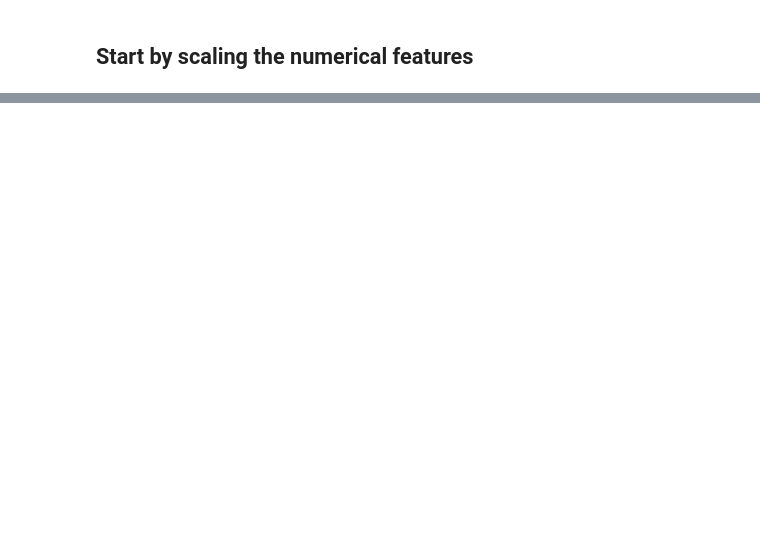
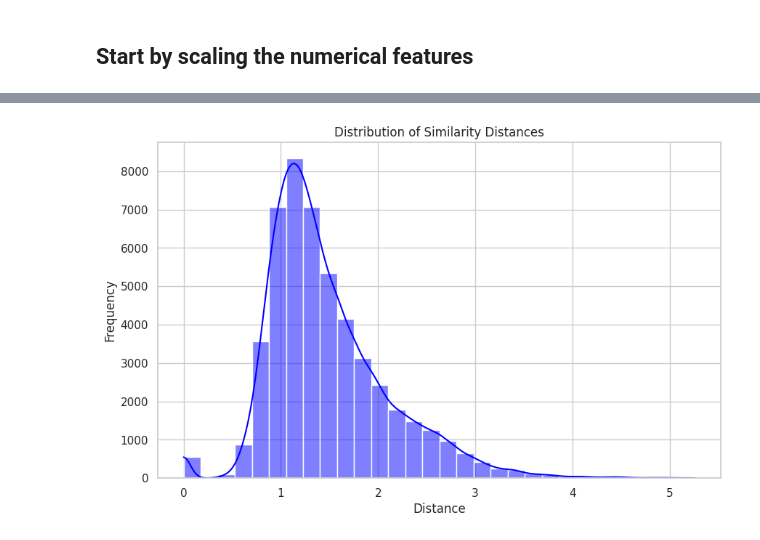
Before and after one commit to mark-kibui/Spotify_Recommendation, a Jupyter notebook: SpotifyMillionSongs.ipynb, the cells around one changed output, grey strips where cells are left out. Drawn from its saved outputs; the diff is of its cells as text; code cells hidden in the pictures; blank space fills up the shorter version.

```diff
--- a/SpotifyMillionSongs.ipynb
+++ b/SpotifyMillionSongs.ipynb
@@ -436,0 +498,4 @@ df.head()
+# %%
+# drop the original genre column
+data_encoded.drop('genre', axis=1, inplace=True)
+data_encoded.head(2)
@@ -618,0 +597,4 @@ Output hidden; open in https://colab.research.google.com to view.
+# %%
+# Create track name to index mapping
+# Verify the Track Name Mapping
+track_name_to_index = {row['track_name']: i for i, row in scaled_data_encoded.iterrows()}
@@ -618,0 +623,10 @@ Output hidden; open in https://colab.research.google.com to view.
+# %%
+# Test
+track_name = input('Track name:' )
+similar_songs, distances = get_similar_songs(track_name)
+
+if similar_songs:
+    print(f"Songs similar to '{track_name}': {similar_songs}")
+    print(f"Distances: {distances}")
+else:
+    print("Track name not found.")
@@ -618,0 +642,28 @@ Output hidden; open in https://colab.research.google.com to view.
+# %%
+import seaborn as sns
+import random
+
+def get_distances_for_similarity_analysis(n_samples=100, n_neighbors=10):
+    distances_all = []
+
+    # Randomly select n_samples songs for analysis
+    sample_songs = random.sample(list(track_name_to_index.keys()), n_samples)
+
+    for song in sample_songs:
+        _, distances = get_similar_songs(song, n_neighbors)
+        distances_all.extend(distances)  # Accumulate all distances
+
+    return distances_all
+# %%
+# Run the function to get distances
+similarity_distances = get_distances_for_similarity_analysis(n_samples=5000, n_neighbors=10)
+
+# Plot the similarity distance distribution
+plt.figure(figsize=(10, 6))
+sns.histplot(similarity_distances, kde=True, color="blue", bins=30)
+plt.title("Distribution of Similarity Distances")
+plt.xlabel("Distance")
+plt.ylabel("Frequency")
+plt.show()
+# %% [output]
+[figure, added]
```
Also changed, not shown: parts of 70 cells of this notebook, 1 other file.
